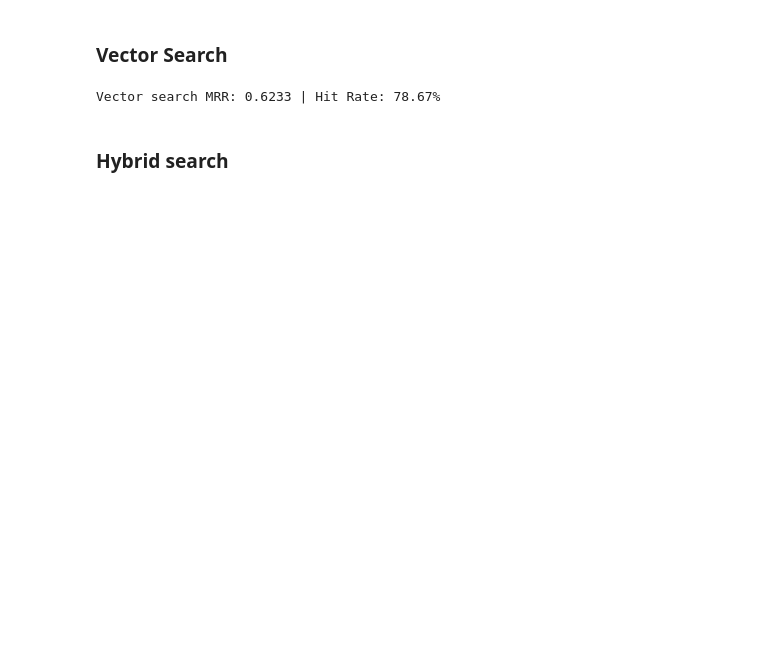
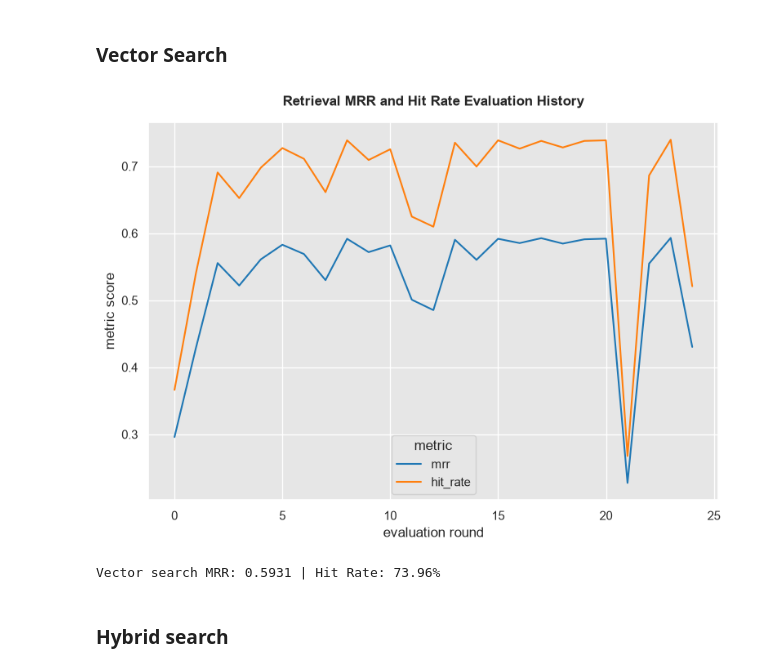
Before and after one commit to bastien-winant/wikifin-rag, a Jupyter notebook: src/wikifin_rag/evaluation.ipynb, the cells around one changed output. Saved outputs shown, nothing was run; the diff lists cells and outputs as text; code cells hidden in the pictures; blank space fills up the shorter version.

```diff
--- a/src/wikifin_rag/evaluation.ipynb
+++ b/src/wikifin_rag/evaluation.ipynb
@@ -274,7 +327,6 @@ if refresh_search_optimization or not os.path.exists(vs_trials_file_path):
         'hit_rate': trial['result']['metrics']['hit_rate'],
         'params': trial['result']['params']
     } for trial in trials.trials]
-    trials_data_df = pd.DataFrame(trials_data)
 
     with open(vs_trials_file_path, "wb") as file:
         pickle.dump(trials_data, file)
@@ -286,4 +336,24 @@ vs_best_metrics = max(vs_trials_data, key=lambda d: d['mrr'])
-# %%
-print(f"Vector search MRR: {round(vs_best_metrics['mrr'], 4)} | Hit Rate: {round(100 * vs_best_metrics['hit_rate'], 2)}%")
-# %% [output]
-Vector search MRR: 0.6233 | Hit Rate: 78.67%
+# %%
+vs_trials_data_df = pd.DataFrame(vs_trials_data)
+# %%
+vs_trials_data_df_long = vs_trials_data_df.melt(
+    id_vars=vs_trials_data_df.drop(["mrr", "hit_rate"], axis=1).columns,
+    value_vars=["mrr", "hit_rate"],
+    var_name="metric"
+)
+# %%
+plt.figure(figsize=(9, 6))
+plt.title("Retrieval MRR and Hit Rate Evaluation History", fontweight="bold", pad=15)
+plt.xlabel("evaluation round")
+plt.ylabel("metric score")
+
+sns.lineplot(
+    data=vs_trials_data_df_long,
+    x="id",
+    y="value",
+    hue="metric"
+)
+
+plt.show()
+# %% [output]
+[figure, added]
@@ -290,3 +362,7 @@ Vector search MRR: 0.6233 | Hit Rate: 78.67%
+# %%
+print(f"Vector search MRR: {round(vs_best_metrics['mrr'], 4)} | Hit Rate: {round(100 * vs_best_metrics['hit_rate'], 2)}%")
+# %% [output]
+Vector search MRR: 0.5931 | Hit Rate: 73.96%
 # %% [markdown]
 ### Hybrid search
 # %%
```
Also changed, not shown: parts of 37 cells of this notebook, 3 other files.
